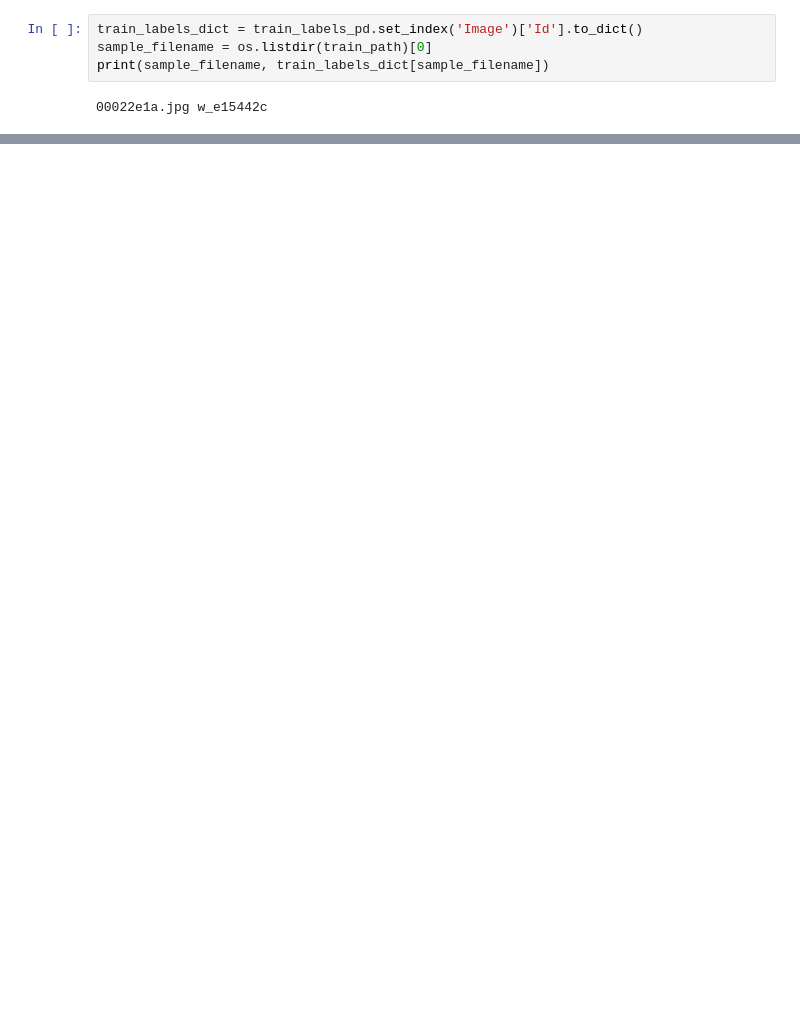
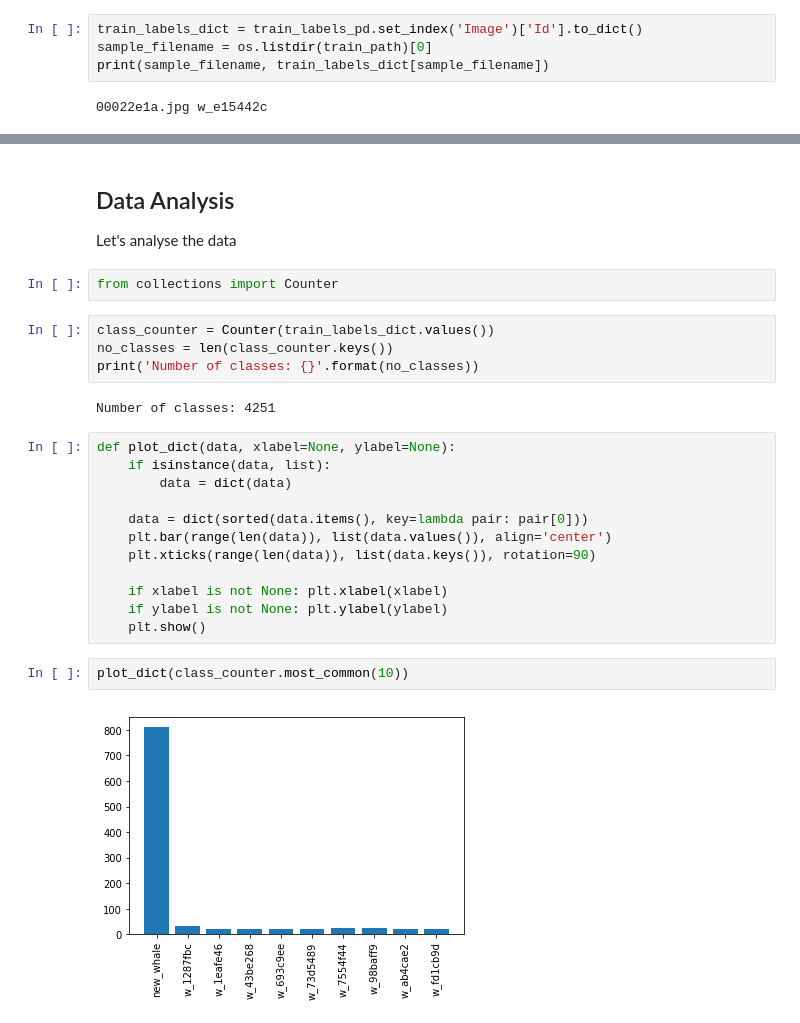
Before and after one commit to saravanabalagi/whale_classification, a Jupyter notebook: notebooks/preprocessing.ipynb, the cells around one changed output, grey strips where cells are left out. Saved outputs shown, nothing was run; the diff lists cells and outputs as text; blank space fills up the shorter version.

Commit message:
Adding analysis to notebook

```diff
--- a/notebooks/preprocessing.ipynb
+++ b/notebooks/preprocessing.ipynb
@@ -82,0 +96,27 @@ imshow(*imfiles, labels=imlabels)
+# %% [markdown]
+## Data Analysis
+Let's analyse the data
+# %%
+from collections import Counter
+# %%
+class_counter = Counter(train_labels_dict.values())
+no_classes = len(class_counter.keys())
+print('Number of classes: {}'.format(no_classes))
+# %% [output]
+Number of classes: 4251
+# %%
+def plot_dict(data, xlabel=None, ylabel=None):
+    if isinstance(data, list):
+        data = dict(data)
+
+    data = dict(sorted(data.items(), key=lambda pair: pair[0]))
+    plt.bar(range(len(data)), list(data.values()), align='center')
+    plt.xticks(range(len(data)), list(data.keys()), rotation=90)
+
+    if xlabel is not None: plt.xlabel(xlabel)
+    if ylabel is not None: plt.ylabel(ylabel)
+    plt.show()
+# %%
+plot_dict(class_counter.most_common(10))
+# %% [output]
+[figure, added]
```
Also changed, not shown: parts of 10 cells of this notebook.
